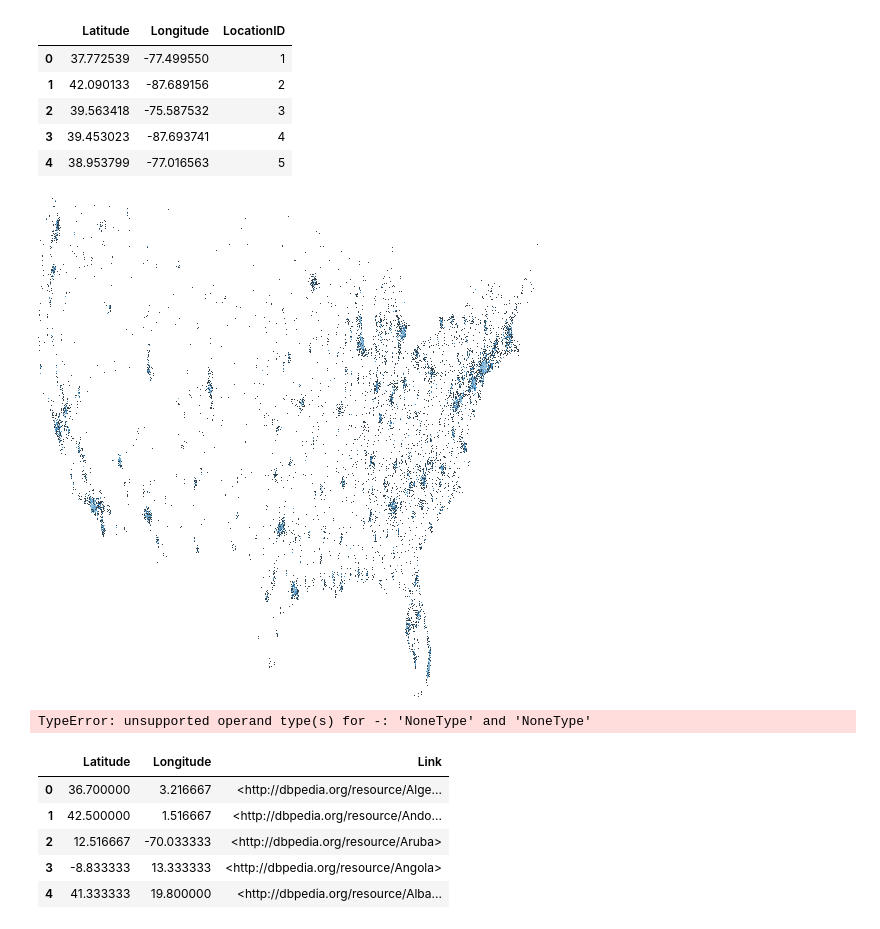
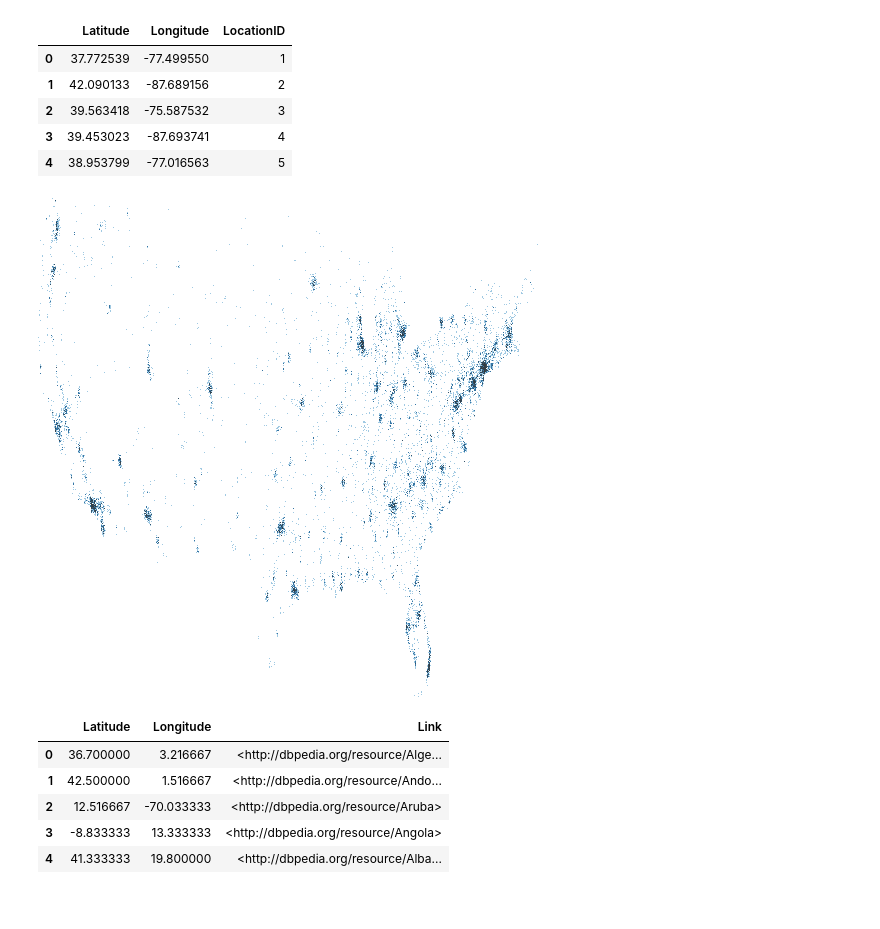
Before and after one commit to Ben-Epstein/geolocation, a Jupyter notebook: spark/milestone2/step2/step2.ipynb, the cells around one changed output. Cells and saved outputs as stored; diff of their text form; code cells hidden in the pictures.

Commit message:
updated some plots

```diff
--- a/spark/milestone2/step2/step2.ipynb
+++ b/spark/milestone2/step2/step2.ipynb
@@ -31,11 +31,11 @@ def sns_to_bokeh_palette(sns_palette, count):
         palette.append('#%02x%02x%02x' % (int(round(red)), int(round(green)), int(round(blue))))
     return palette
 # %%
-def create_datashader_img(data, x, y, x_range, y_range, threshold=.2):
-    cvs = ds.Canvas(plot_width=500, plot_height=500, x_range=x_range, y_range=y_range)
+def create_datashader_img(data, x, y, threshold=.2, px=4):
+    cvs = ds.Canvas(plot_width=500, plot_height=500)
     agg = cvs.points(data, x, y)
     img = tf.shade(agg, cmap=large_palette, how='eq_hist')
-    return tf.dynspread(img, threshold=threshold, max_px=4)
+    return tf.dynspread(img, threshold=threshold, max_px=px)
 # %%
 def create_bokeh_plot(title, width=500, height=500):
 
@@ -61,15 +62,10 @@ geo_df.head()
 | 3 | 39.453023 | -87.693741 | 4 |
 | 4 | 38.953799 | -77.016563 | 5 |
 # %%
-step2 = create_datashader_img(geo_df, 'Longitude', 'Latitude')
+step2 = create_datashader_img(geo_df, 'Longitude', 'Latitude', .32, 25)
 step2
 # %% [output]
-[figure, old version]
+[figure, new version]
-# %%
-p = create_bokeh_plot("Sample Data Visualization")
-InteractiveImage(p, create_datashader_img)
-# %% [output]
-TypeError: unsupported operand type(s) for -: 'NoneType' and 'NoneType'
 # %%
 dbpedia_df = pd.read_csv("/Users/Rishi/Downloads/lat_longs", sep=' ', names=["Latitude", "Longitude", "Link"])
 dbpedia_df.head()
```
Also changed, not shown: parts of 10 cells of this notebook, 1 other file.
